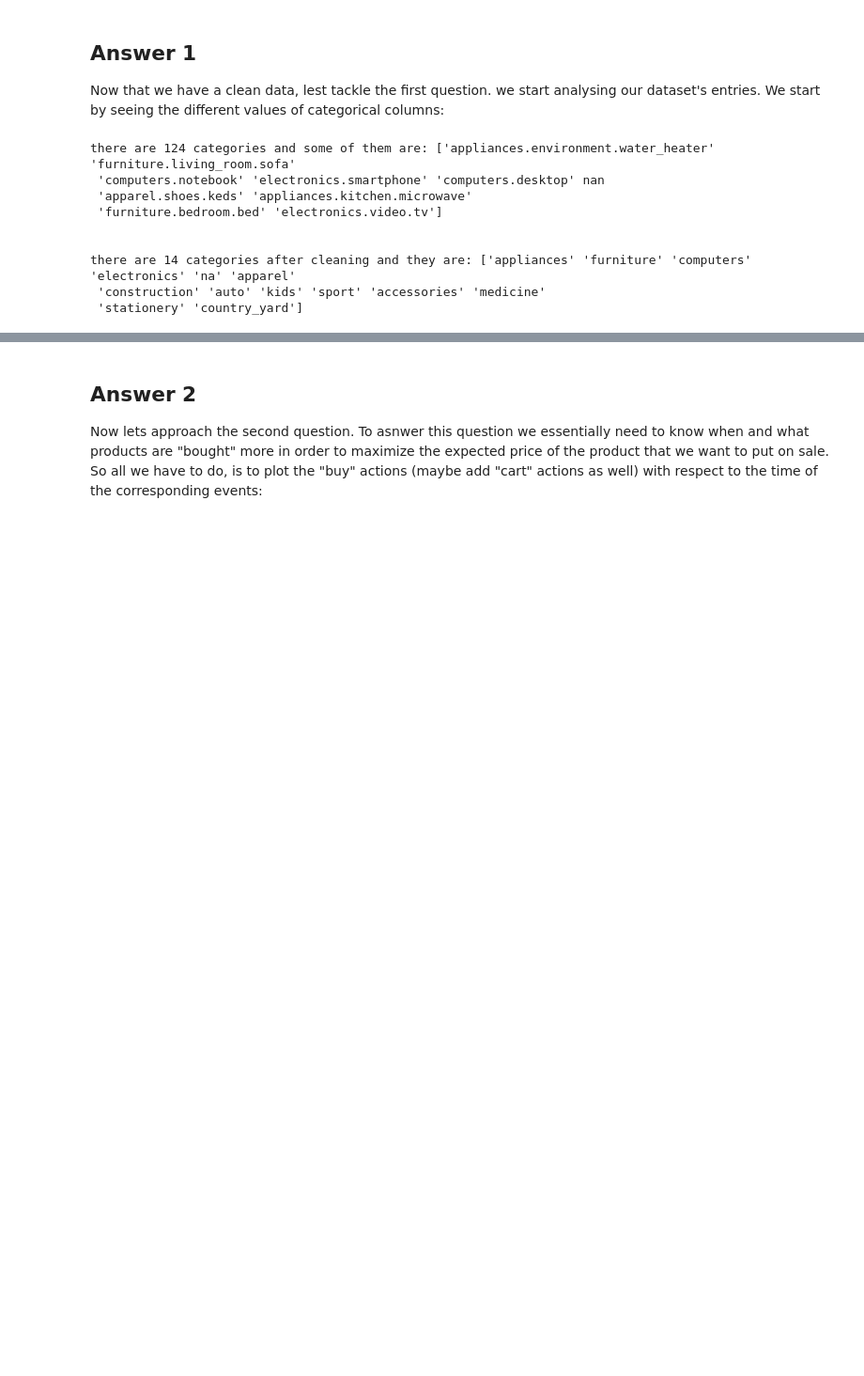
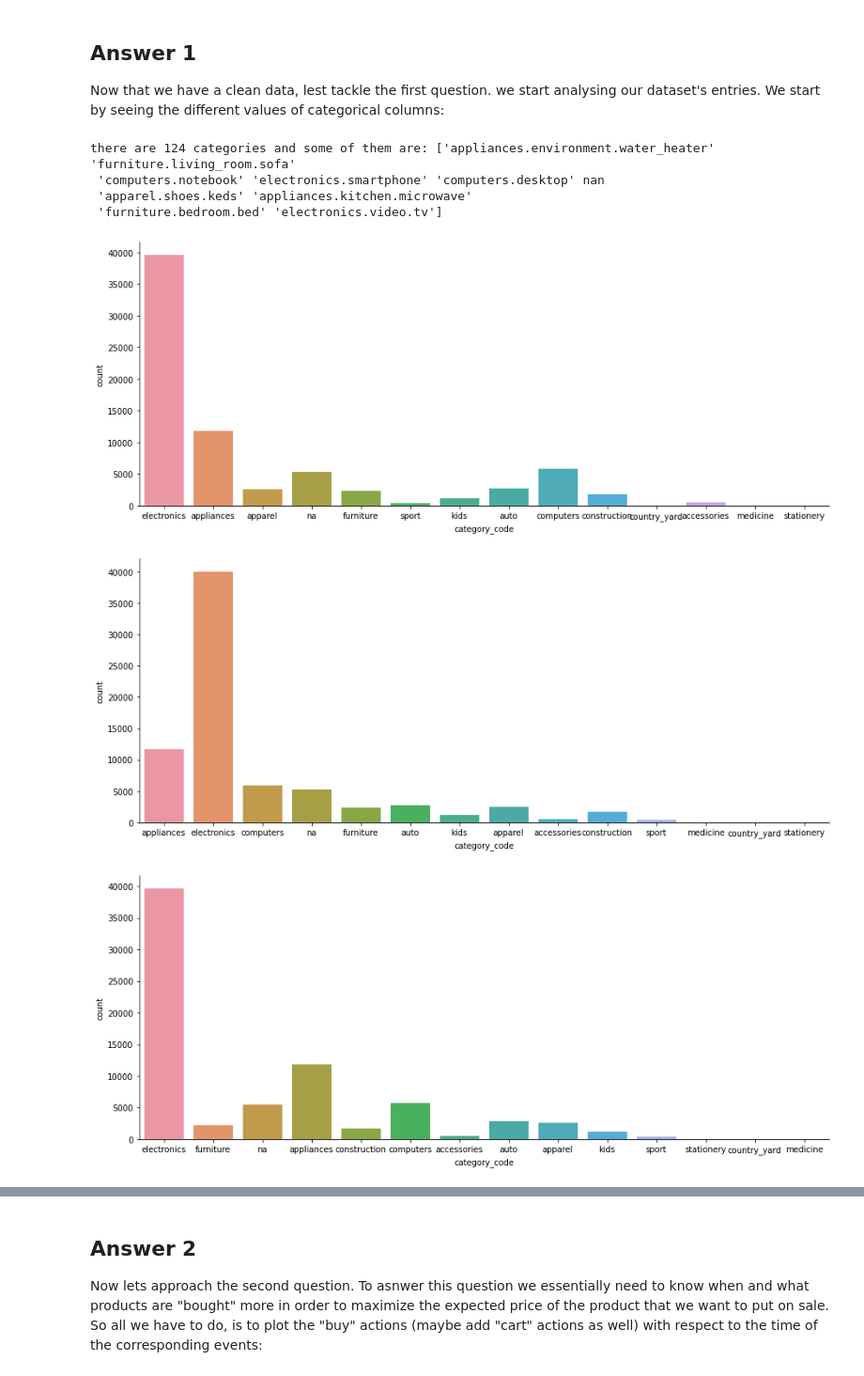
Before and after one commit to Dana-Afazeli/Yektanet-Data-science, a Jupyter notebook: Yektanet_Task1.ipynb, the cells around one changed output, grey strips where cells are left out. Shown: that part at 94% size. Saved outputs shown, nothing was run; the diff lists cells and outputs as text; code cells hidden in the pictures; blank space fills up the shorter version.

```diff
--- a/Yektanet_Task1.ipynb
+++ b/Yektanet_Task1.ipynb
@@ -108,29 +109,29 @@ user_id : 0 ,  0.0
 Now that we have a clean data, lest tackle the first question. we start analysing our dataset's entries. We start by seeing the different values of categorical columns:
 # %%
 ### categorical analysis ###
-# take a copy of the main data to modify
-category_df = df_no_Na.copy()
-
-# analyzing category_code
 categories = df_no_Na.category_code.unique()
 print("\n\nthere are {0} categories and some of them are:".format(len(categories)), categories[:10])
 
-# clean the category column with: appliancees, furniture, computers and ...
-def clean_category(row):
-  cat = str(row.category_code)
-  cat = cat[:cat.find('.')]
-  return cat
+# clean and plot a sample data. for more robustness we repeatej
+REP = 5
+for i in range(REP):
+  # take a sample of the main data to modify
+  category_df = df_no_Na.copy().sample(frac = .1 / REP, random_state = np.random.RandomState()).copy()
 
-category_df['category_code'] = category_df.apply(lambda row: clean_category(row), axis=1)
-categories = category_df.category_code.unique()
-print("\n\nthere are {0} categories after cleaning and they are:".format(len(categories)), categories)
+  # clean the category column with: appliancees, furniture, computers and ...
+  def clean_category(row):
+    cat = str(row.category_code)
+    cat = cat[:cat.find('.')]
+    return cat
+
+  # clean and plot the data
+  category_df['category_code'] = category_df.apply(lambda row: clean_category(row), axis=1)
+  sns.catplot(x = "category_code", kind="count", data=category_df, aspect = 2.5)
 # %% [output]
 there are 124 categories and some of them are: ['appliances.environment.water_heater' 'furniture.living_room.sofa'
  'computers.notebook' 'electronics.smartphone' 'computers.desktop' nan
  'apparel.shoes.keds' 'appliances.kitchen.microwave'
  'furniture.bedroom.bed' 'electronics.video.tv']
-
-
-there are 14 categories after cleaning and they are: ['appliances' 'furniture' 'computers' 'electronics' 'na' 'apparel'
- 'construction' 'auto' 'kids' 'sport' 'accessories' 'medicine'
- 'stationery' 'country_yard']
+[figure, added]
+[figure, added]
+[figure, added]
```
Also changed, not shown: parts of 12 cells of this notebook.
